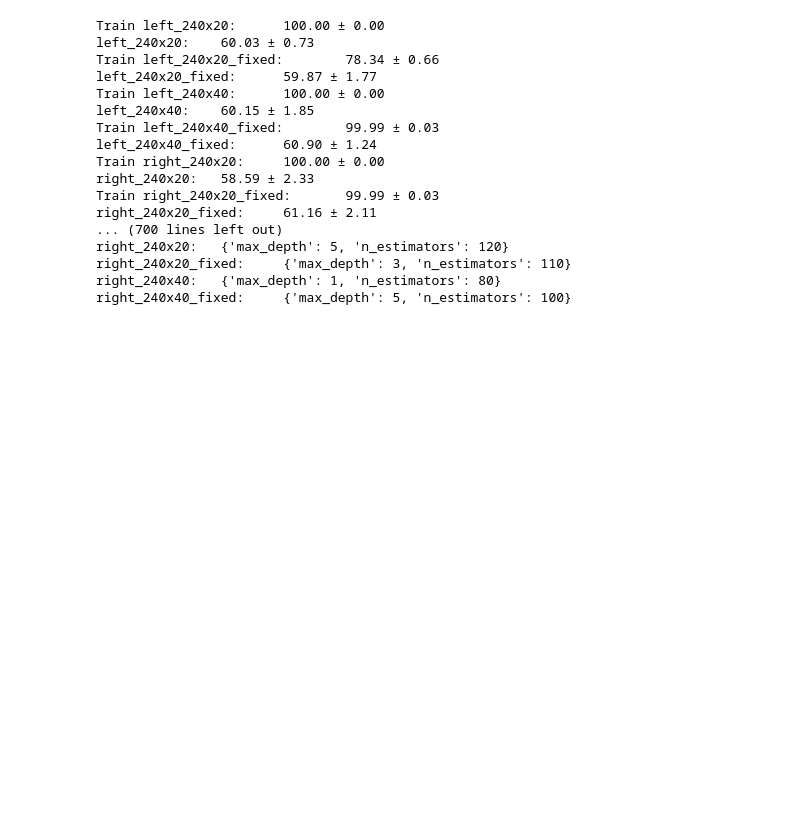
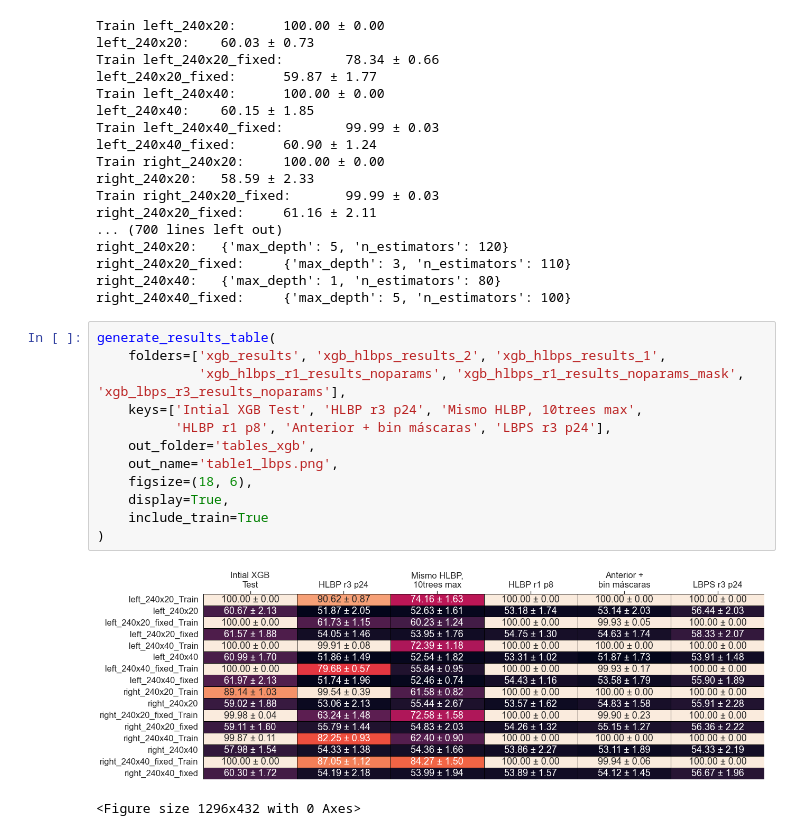
Before and after one commit to Nosferath/iris_gender_python_final, a Jupyter notebook: xgb_overfitting.ipynb, the cells around one changed output. Drawn from its saved outputs; the diff is of its cells as text; blank space fills up the shorter version.

Commit message:
Improved options for table generation. Added new tables.

```diff
--- a/xgb_overfitting.ipynb
+++ b/xgb_overfitting.ipynb
@@ -258,3 +259,18 @@ right_240x20:   {'max_depth': 5, 'n_estimators': 120}
 right_240x20_fixed:     {'max_depth': 3, 'n_estimators': 110}
 right_240x40:   {'max_depth': 1, 'n_estimators': 80}
 right_240x40_fixed:     {'max_depth': 5, 'n_estimators': 100}
+# %%
+generate_results_table(
+    folders=['xgb_results', 'xgb_hlbps_results_2', 'xgb_hlbps_results_1',
+             'xgb_hlbps_r1_results_noparams', 'xgb_hlbps_r1_results_noparams_mask', 'xgb_lbps_r3_results_noparams'],
+    keys=['Intial XGB Test', 'HLBP r3 p24', 'Mismo HLBP, 10trees max',
+          'HLBP r1 p8', 'Anterior + bin máscaras', 'LBPS r3 p24'],
+    out_folder='tables_xgb',
+    out_name='table1_lbps.png',
+    figsize=(18, 6),
+    display=True,
+    include_train=True
+)
+# %% [output]
+[figure, added]
+<Figure size 1296x432 with 0 Axes>
```
Also changed, not shown: parts of 4 cells of this notebook, 3 other files.
